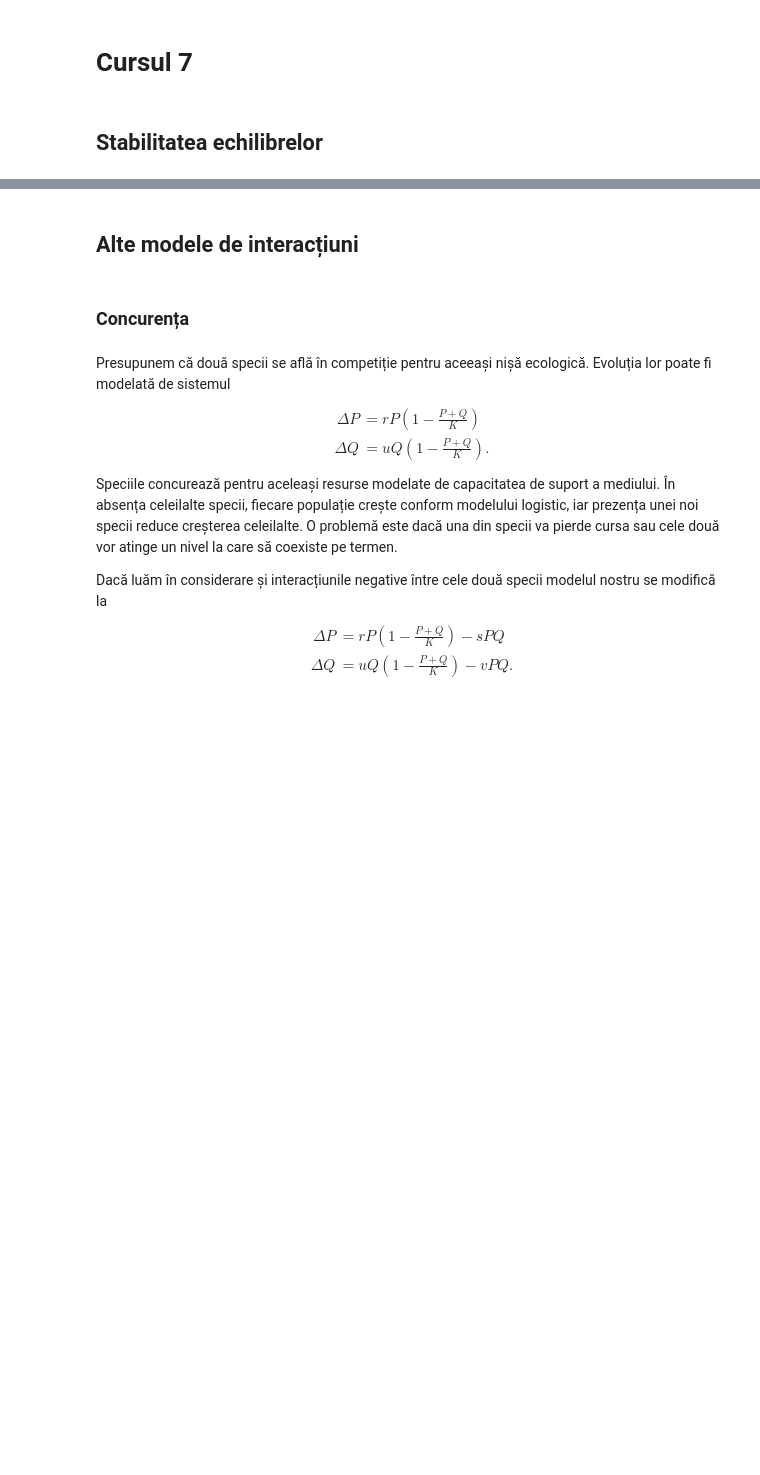
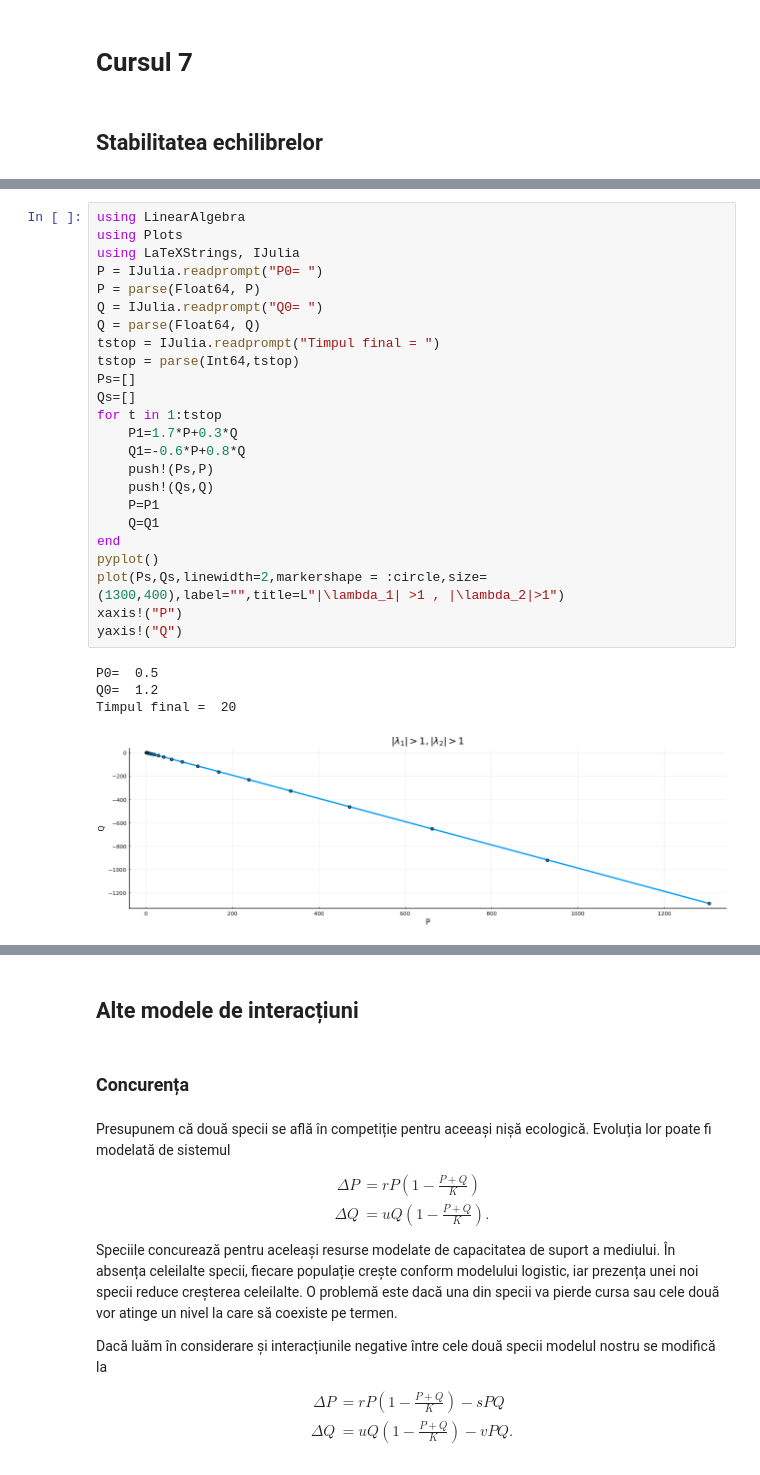
Before and after one commit to adhalanay/curs-biologie-2021, a Jupyter notebook: Cursul7.ipynb, the cells around one changed output, grey strips where cells are left out. Saved outputs shown, nothing was run; the diff lists cells and outputs as text; blank space fills up the shorter version.

```diff
--- a/Cursul7.ipynb
+++ b/Cursul7.ipynb
@@ -62,0 +65,29 @@ Timpul final =  100
+# %%
+using LinearAlgebra
+using Plots
+using LaTeXStrings, IJulia
+P = IJulia.readprompt("P0= ")
+P = parse(Float64, P)
+Q = IJulia.readprompt("Q0= ")
+Q = parse(Float64, Q)
+tstop = IJulia.readprompt("Timpul final = ")
+tstop = parse(Int64,tstop)
+Ps=[]
+Qs=[]
+for t in 1:tstop
+    P1=1.7*P+0.3*Q
+    Q1=-0.6*P+0.8*Q
+    push!(Ps,P)
+    push!(Qs,Q)
+    P=P1
+    Q=Q1
+end
+pyplot()
+plot(Ps,Qs,linewidth=2,markershape = :circle,size=(1300,400),label="",title=L"|\lambda_1| >1 , |\lambda_2|>1")
+xaxis!("P")
+yaxis!("Q")
+# %% [output]
+P0=  0.5
+Q0=  1.2
+Timpul final =  20
+[figure, added]
```
Also changed, not shown: parts of 14 cells of this notebook, 1 other file.
